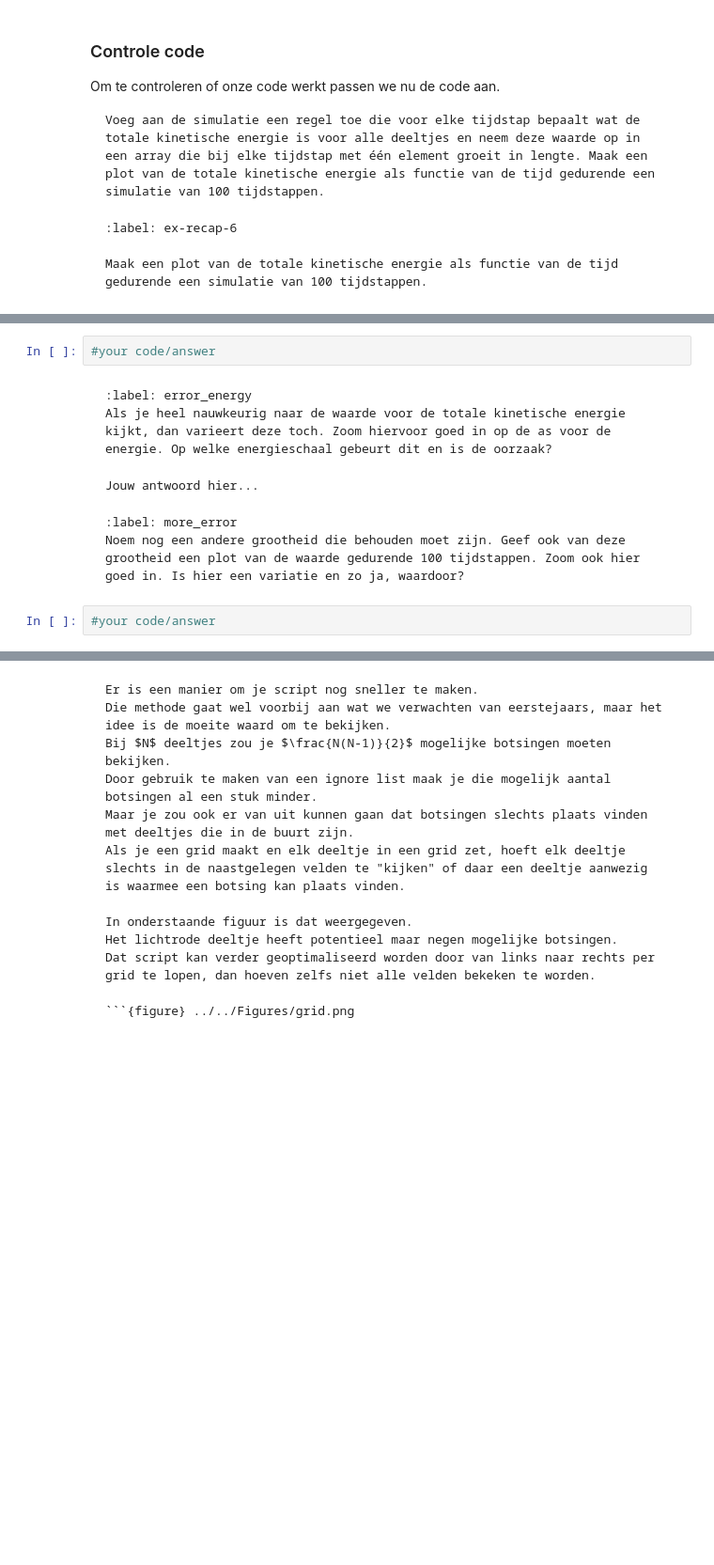
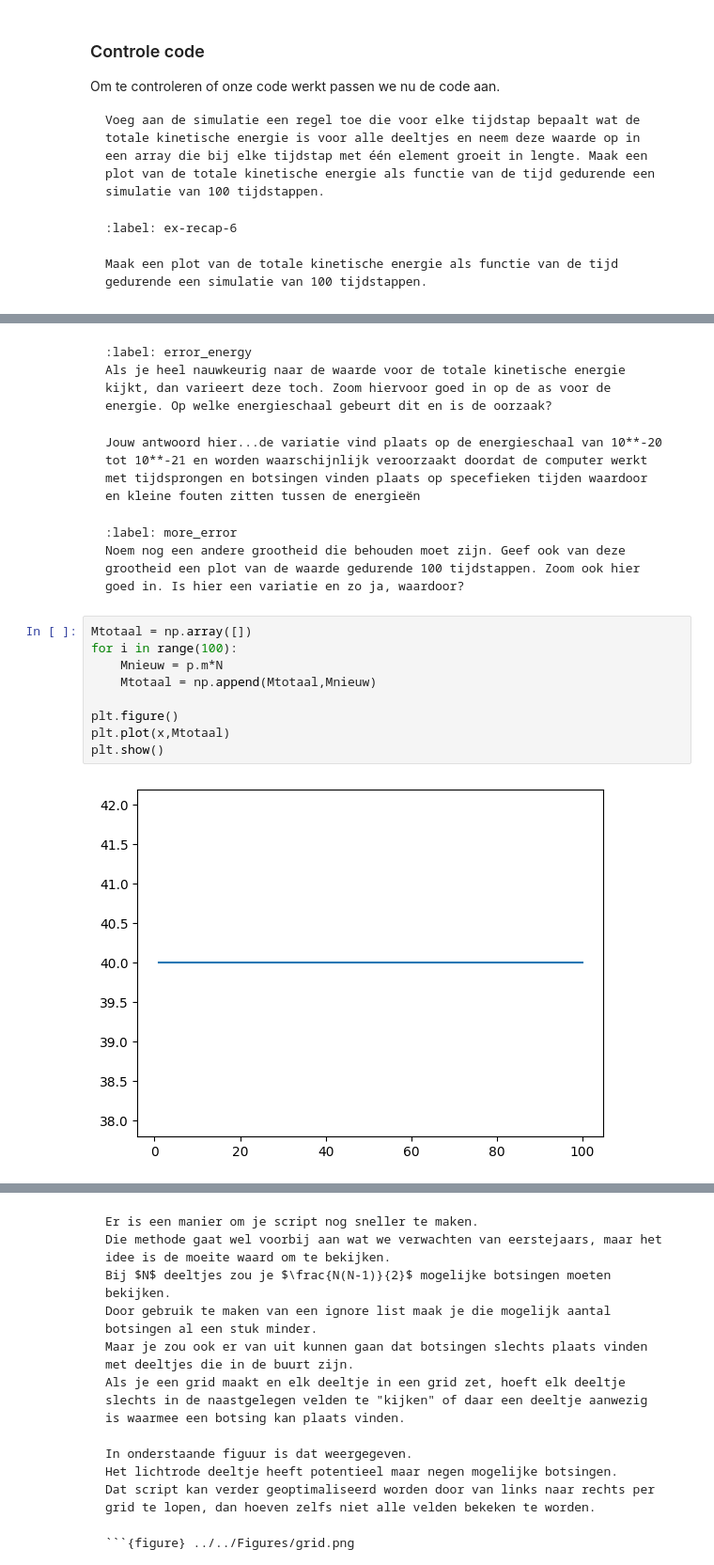
Before and after one commit to sjiemen/17, a Jupyter notebook: Content/PySim/3_recap.ipynb, the cells around one changed output, grey strips where cells are left out. Shown at 94% size. Saved outputs shown, nothing was run; the diff lists cells and outputs as text; blank space fills up the shorter version.

````diff
--- a/Content/PySim/3_recap.ipynb
+++ b/Content/PySim/3_recap.ipynb
@@ -332,5 +332,3 @@ plt.show()
-# %%
-#your code/answer
 # %% [markdown]
 ```{exercise}
 :label: error_energy
@@ -338,7 +336,7 @@ Als je heel nauwkeurig naar de waarde voor de totale kinetische energie kijkt, d
 ```
 
 ```{solution} error_energy
-Jouw antwoord hier...
+Jouw antwoord hier...de variatie vind plaats op de energieschaal van 10**-20 tot 10**-21 en worden waarschijnlijk veroorzaakt doordat de computer werkt met tijdsprongen en botsingen vinden plaats op specefieken tijden waardoor en kleine fouten zitten tussen de energieën
 ```
 
 ```{exercise}
@@ -346,7 +344,16 @@ Jouw antwoord hier...
 Noem nog een andere grootheid die behouden moet zijn. Geef ook van deze grootheid een plot van de waarde gedurende 100 tijdstappen. Zoom ook hier goed in. Is hier een variatie en zo ja, waardoor?
 ```
 # %%
-#your code/answer
+Mtotaal = np.array([])
+for i in range(100):
+    Mnieuw = p.m*N
+    Mtotaal = np.append(Mtotaal,Mnieuw)
+
+plt.figure()
+plt.plot(x,Mtotaal)
+plt.show()
+# %% [output]
+[figure, added]
 # %% [markdown]
 
 Voor simulaties waarbij de kans op botsingen heel groot is (richting vloeistof), is er een handige methode om de snelheid van je simulatie op te voeren.
````
Also changed, not shown: parts of 5 cells of this notebook.
